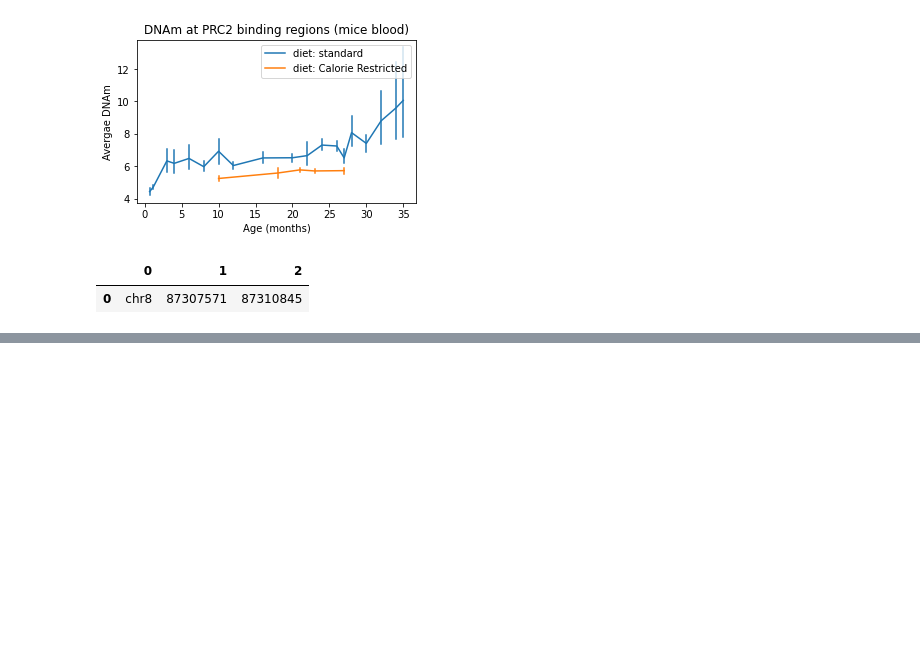
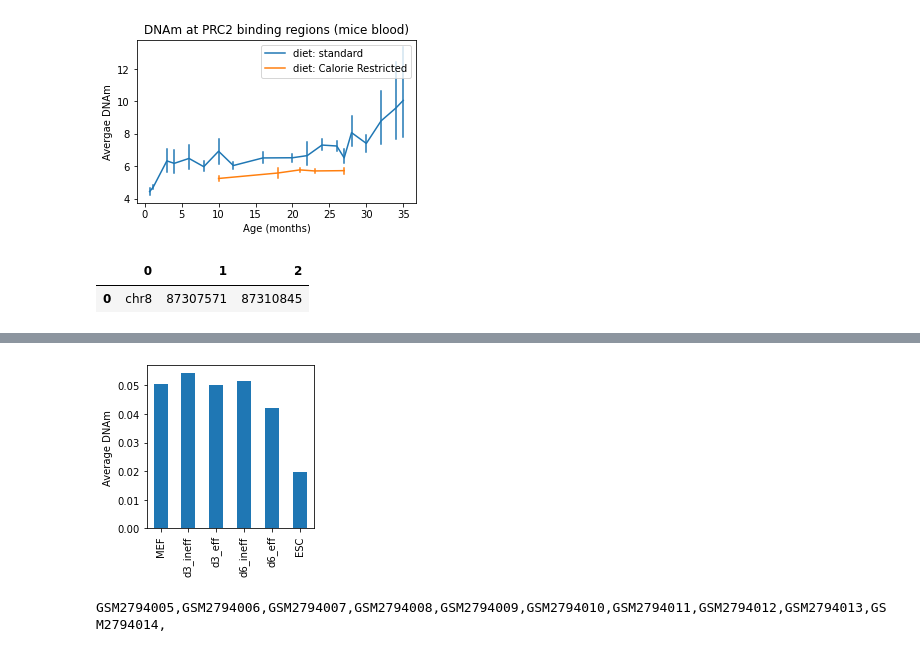
Before and after one commit to moqri/emi, a Jupyter notebook: mice/aging.ipynb, the cells around one changed output, grey strips where cells are left out. Cells and saved outputs as stored; diff of their text form; code cells hidden in the pictures; blank space fills up the shorter version.

```diff
--- a/mice/aging.ipynb
+++ b/mice/aging.ipynb
@@ -203,0 +213,15 @@ h9.groupby(0)[['GSM2839854_MEF','GSM2839858_d6_eff']].mean().plot(kind='bar')
+# %%
+fig, ax = plt.subplots(figsize=(3,3))
+h9.mean().plot(kind='bar',ax=ax)
+ax.set(xlabel='',ylabel='Average DNAm');
+# %% [output]
+[figure, added]
+# %%
+fs=['GSM2794005','GSM2794006','GSM2794007','GSM2794008','GSM2794009','GSM2794010','GSM2794011','GSM2794012','GSM2794013','GSM2794014']
+for sn in fs:
+    print(sn,end=',')
+    path='data/meth/drep/'+sn+'.bw'
+    bw=pyBigWig.open(path)
+    hz[sn]=hz.apply(lambda x: bw.stats(x[0],x[1],x[2],'mean',exact=True)[0],axis=1)
+# %% [output]
+GSM2794005,GSM2794006,GSM2794007,GSM2794008,GSM2794009,GSM2794010,GSM2794011,GSM2794012,GSM2794013,GSM2794014,
```
Also changed, not shown: parts of 22 cells of this notebook, 3 other files.
